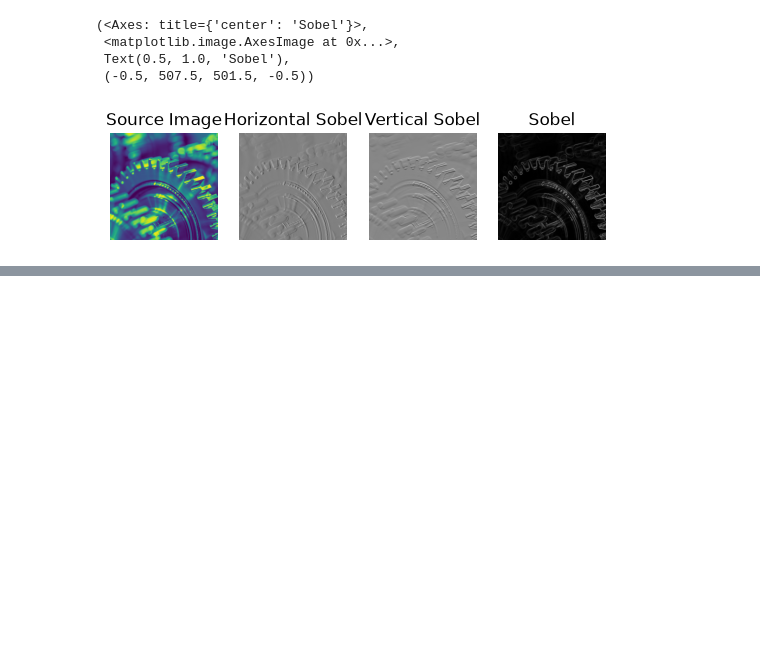
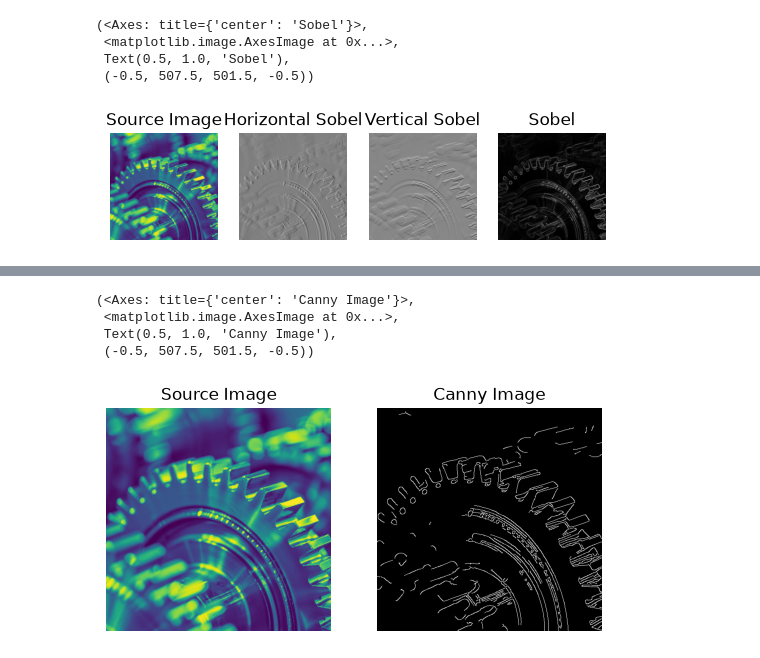
Before and after one commit to janvizinzuvadiya/mca_sem3_ml, a Jupyter notebook: Unit 5/Unit5_code.ipynb, the cells around one changed output, grey strips where cells are left out. Saved outputs shown, nothing was run; the diff lists cells and outputs as text; code cells hidden in the pictures; blank space fills up the shorter version.

```diff
--- a/Unit 5/Unit5_code.ipynb
+++ b/Unit 5/Unit5_code.ipynb
@@ -195,0 +223,24 @@ plt.subplot(1,4,4),plt.imshow(sobel_combined, cmap = 'gray'),plt.title('Sobel'),
+# %%
+# Edge Detection
+# 3 Canny
+
+import cv2
+import matplotlib.pyplot as plt
+
+img = cv2.imread('m.png')
+img = cv2.cvtColor(img , cv2.COLOR_BGR2GRAY)
+
+#Gaussian blur
+gaus = cv2.GaussianBlur(img, (5,5),0)
+
+#Canny (src , threshold1 , threshold2)
+cann = cv2.Canny(gaus,120,200)
+
+plt.subplot(1,2,1),plt.imshow(img),plt.title('Source Image'),plt.axis('off')
+plt.subplot(1,2,2),plt.imshow(cann,cmap = 'gray'),plt.title('Canny Image'),plt.axis('off')
+# %% [output]
+(<Axes: title={'center': 'Canny Image'}>,
+ <matplotlib.image.AxesImage at 0x...>,
+ Text(0.5, 1.0, 'Canny Image'),
+ (-0.5, 507.5, 501.5, -0.5))
+[figure, added]
```
Also changed, not shown: parts of 7 cells of this notebook, 7 other files.
